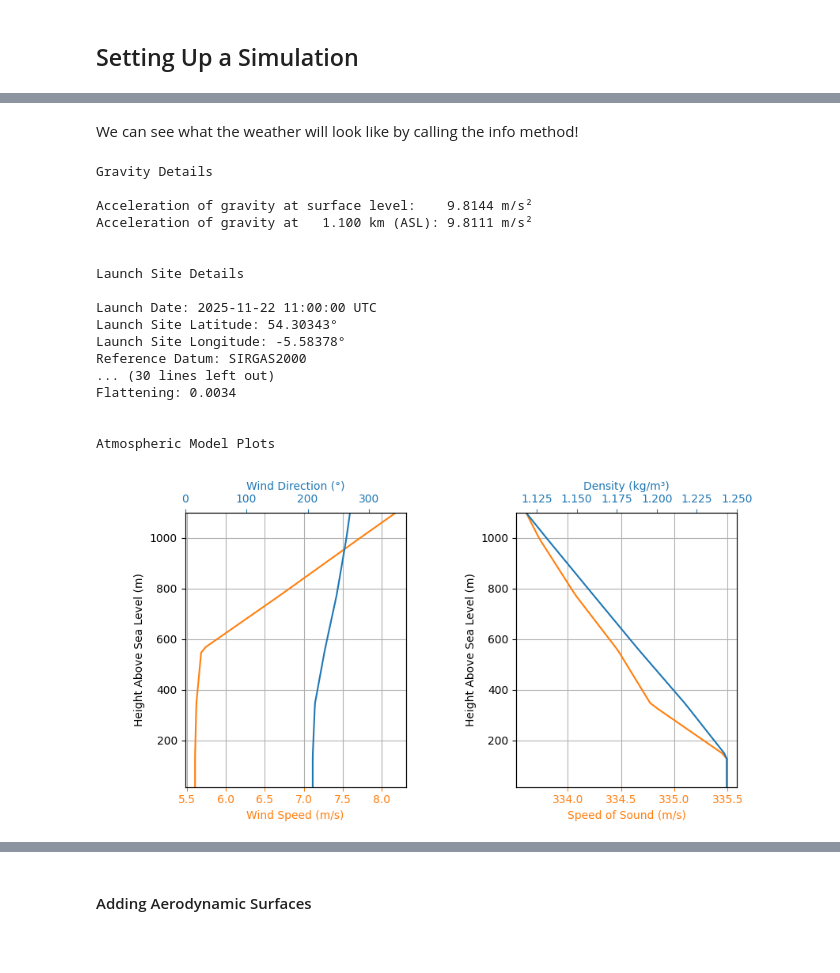
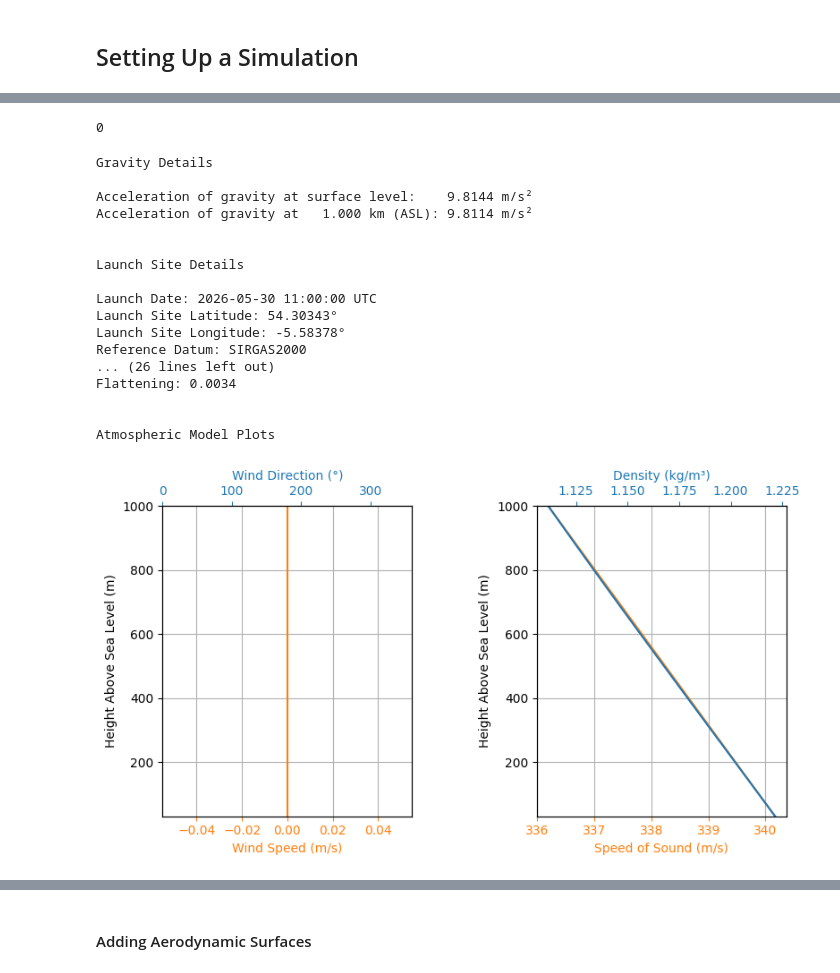
Before and after one commit to BaguetteJet/Texas-L1-H-Rocket-Simulation, a Jupyter notebook: TexasL1.ipynb, the cells around one changed output, grey strips where cells are left out. Drawn from its saved outputs; the diff is of its cells as text; code cells hidden in the pictures; blank space fills up the shorter version.

```diff
--- a/TexasL1.ipynb
+++ b/TexasL1.ipynb
@@ -39,10 +18,0 @@ First, we set tomorrow's date.
-# %%
-import datetime
-
-# tomorrow = datetime.date.today() + datetime.timedelta(days=14)
-launchDay = (2025, 11, 22, 11)
-
-env.set_date(
-    # (tomorrow.year, tomorrow.month, tomorrow.day, 11)
-    launchDay
-)
@@ -53,4 +19,6 @@ Don't mind the warning, it just means that not all variables, such as wind speed
-# %%
-env.set_atmospheric_model(type="Forecast", file="GFS")
-# %% [markdown]
-We can see what the weather will look like by calling the info method!
+# %%
+import datetime
+
+# year, month, day, hour
+launchDay = (2026, 5, 30, 11) # Launch Day - 30 May 2026
+env.set_date(launchDay)
@@ -57,22 +28,28 @@ We can see what the weather will look like by calling the info method!
+# %%
+env.set_atmospheric_model(type="standard_atmosphere")
+env.wind_direction(289)
+env.wind_speed(3.6)
+# %% [output]
+0
 # %%
-env.max_expected_height = 1100  # adjust the plots to this height
+env.max_expected_height = 1000  # plots height
 env.info()
 # %% [output]
 Gravity Details
 
 Acceleration of gravity at surface level:    9.8144 m/s²
-Acceleration of gravity at   1.100 km (ASL): 9.8111 m/s²
+Acceleration of gravity at   1.000 km (ASL): 9.8114 m/s²
 
 
 Launch Site Details
 
-Launch Date: 2025-11-22 11:00:00 UTC
+Launch Date: 2026-05-30 11:00:00 UTC
 Launch Site Latitude: 54.30343°
 Launch Site Longitude: -5.58378°
 Reference Datum: SIRGAS2000
-... (30 lines left out)
+... (26 lines left out)
 Flattening: 0.0034
 
 
 Atmospheric Model Plots
-[figure, old version]
+[figure, new version]
```
Also changed, not shown: parts of 48 cells of this notebook, 13 other files.
